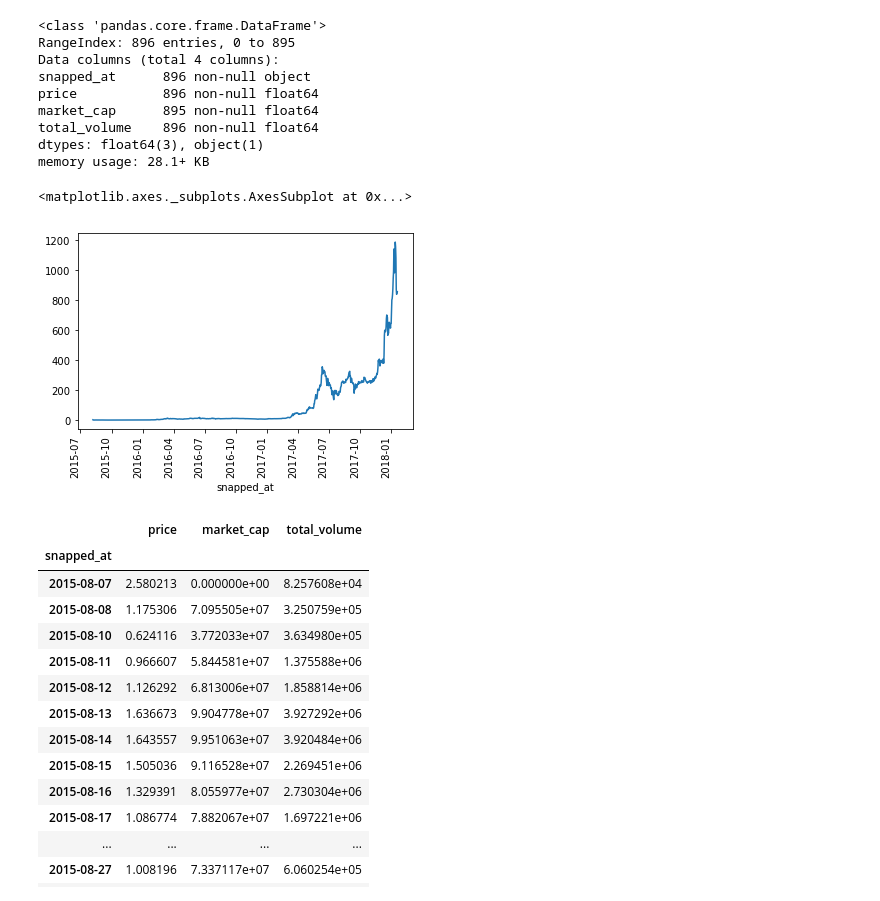
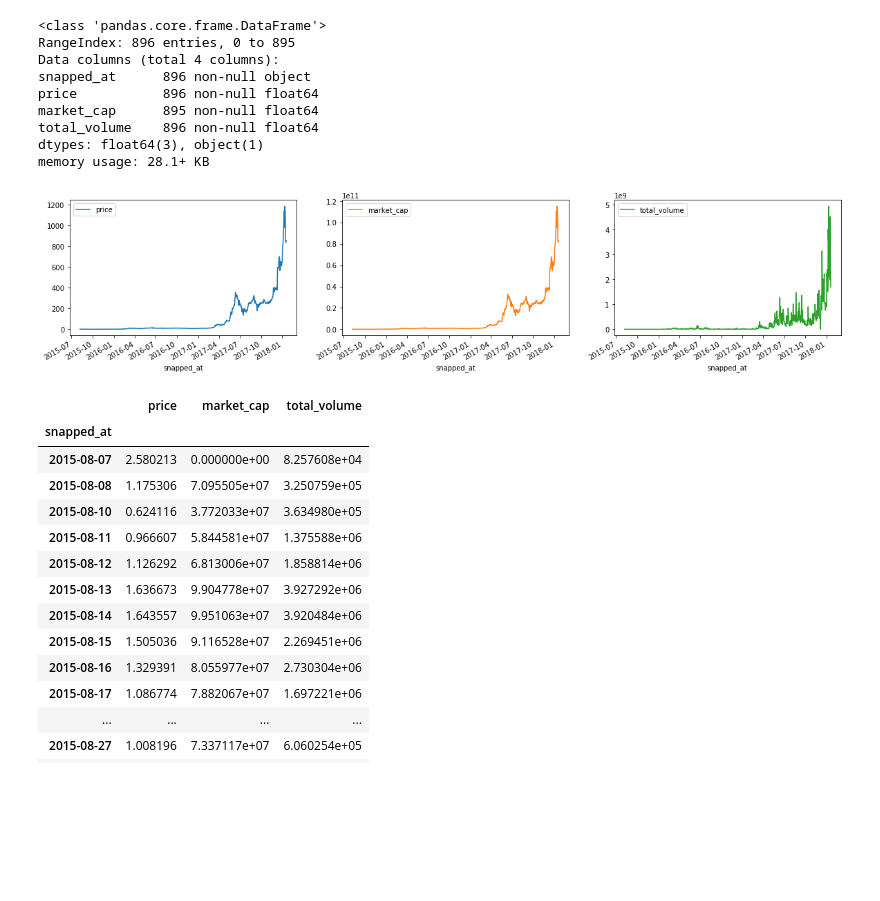
Before and after one commit to samuxiii/notebooks, a Jupyter notebook: stock/Ethereum Stock.ipynb, the cells around one changed output. Saved outputs shown, nothing was run; the diff lists cells and outputs as text; code cells hidden in the pictures; blank space fills up the shorter version.

Commit message:
Adjustments in graphs

```diff
--- a/stock/Ethereum Stock.ipynb
+++ b/stock/Ethereum Stock.ipynb
@@ -55,8 +55,3 @@ data.snapped_at = data.snapped_at.apply(lambda x: x.split()[0])
 # %%
 data.set_index('snapped_at', inplace=True)
 data.index = pd.to_datetime(data.index)
-# %%
-data.price.plot(rot=90)
-# %% [output]
-<matplotlib.axes._subplots.AxesSubplot at 0x...>
-[figure, removed]
@@ -63,3 +60,7 @@ data.price.plot(rot=90)
+# %%
+data[features].plot(subplots=True, layout=(1,3), figsize=(20,4));
+# %% [output]
+[figure, added]
 # %%
 data.head(24)
 # %% [output]
```
Also changed, not shown: parts of 5 cells of this notebook.
